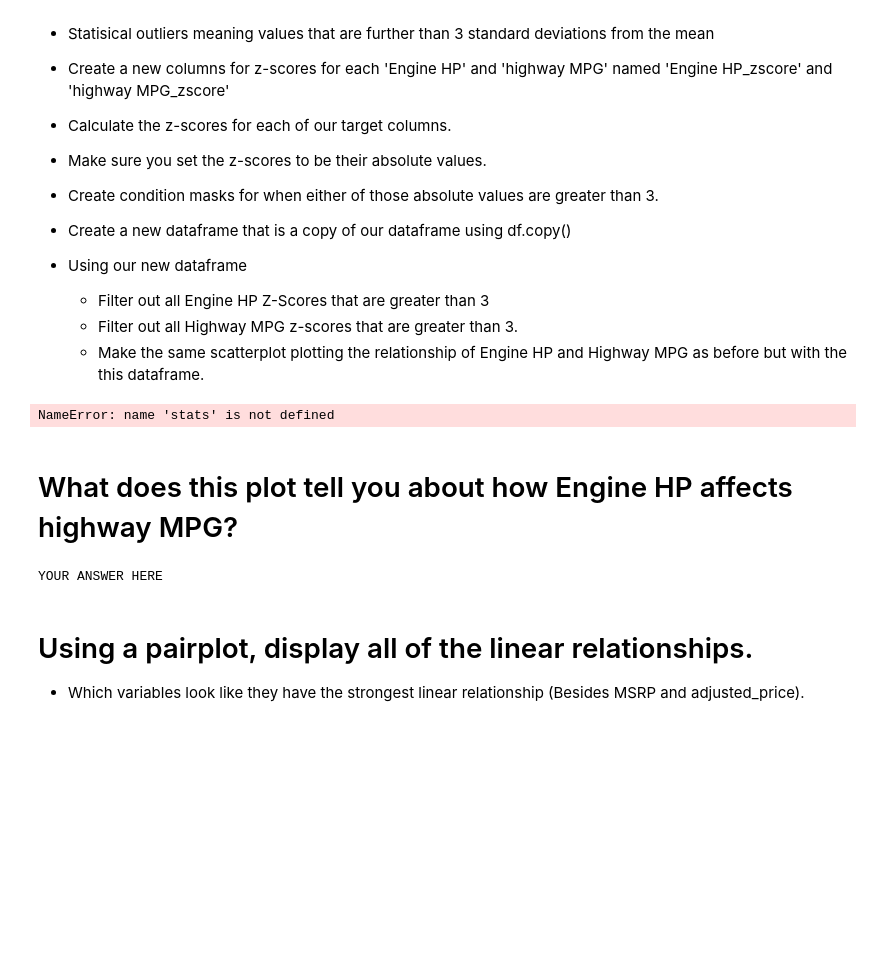
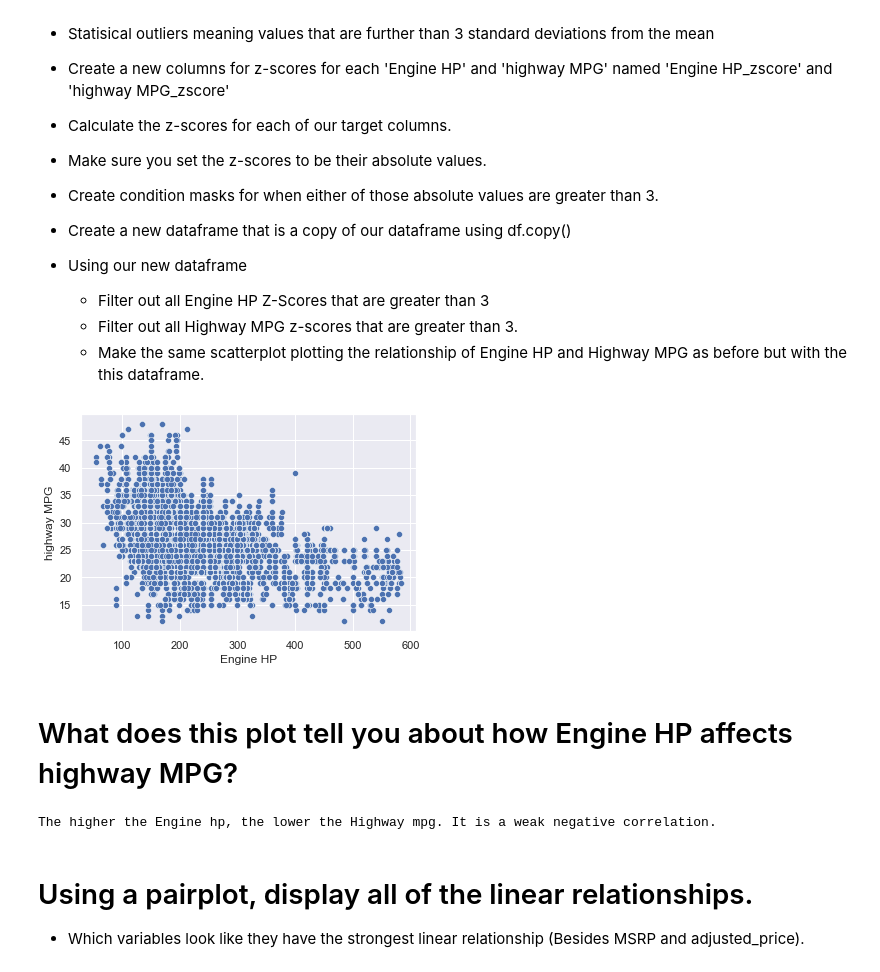
Before and after one commit to diya-sharma/2021-spring-data-science, a Jupyter notebook: Week2-EDA/Exercise-EDA.ipynb, the cells around one changed output. Cells and saved outputs as stored; diff of their text form; code cells hidden in the pictures; blank space fills up the shorter version.

```diff
--- a/Week2-EDA/Exercise-EDA.ipynb
+++ b/Week2-EDA/Exercise-EDA.ipynb
@@ -234,26 +252,28 @@ sns.scatterplot(data=df, x='Engine HP', y='highway MPG')
 # %%
 # Remove any statisical outliers from Engine HP and highway MPG
 
 columns=['Engine HP', 'highway MPG']
 for col in columns:
     new_col_name = col + '_zscore'
     df[new_col_name] = stats.stats.zscore(df[col])
     df[new_col_name] = abs(df[new_col_name])
 
 conditionHP=df['Engine HP_zscore']<3
 conditionMPG=df['highway MPG_zscore']<3
 
 new_df= df[conditionHP & conditionMPG]
 new_df.head()
+
+eh=sns.scatterplot(data=new_df, x='Engine HP', y='highway MPG')
 # %% [output]
-NameError: name 'stats' is not defined
+[figure, added]
 # %% [markdown]
 # What does this plot tell you about how Engine HP affects highway MPG?
 # %%
 # What does this plot tell you about how Engine HP affects highway MPG?
-print('YOUR ANSWER HERE')
+print('The higher the Engine hp, the lower the Highway mpg. It is a weak negative correlation.')
 # %% [output]
-YOUR ANSWER HERE
+The higher the Engine hp, the lower the Highway mpg. It is a weak negative correlation.
 # %% [markdown]
 # Using a pairplot, display all of the linear relationships.
 * Which variables look like they have the strongest linear relationship (Besides MSRP and adjusted_price).
```
Also changed, not shown: parts of 14 cells of this notebook.
